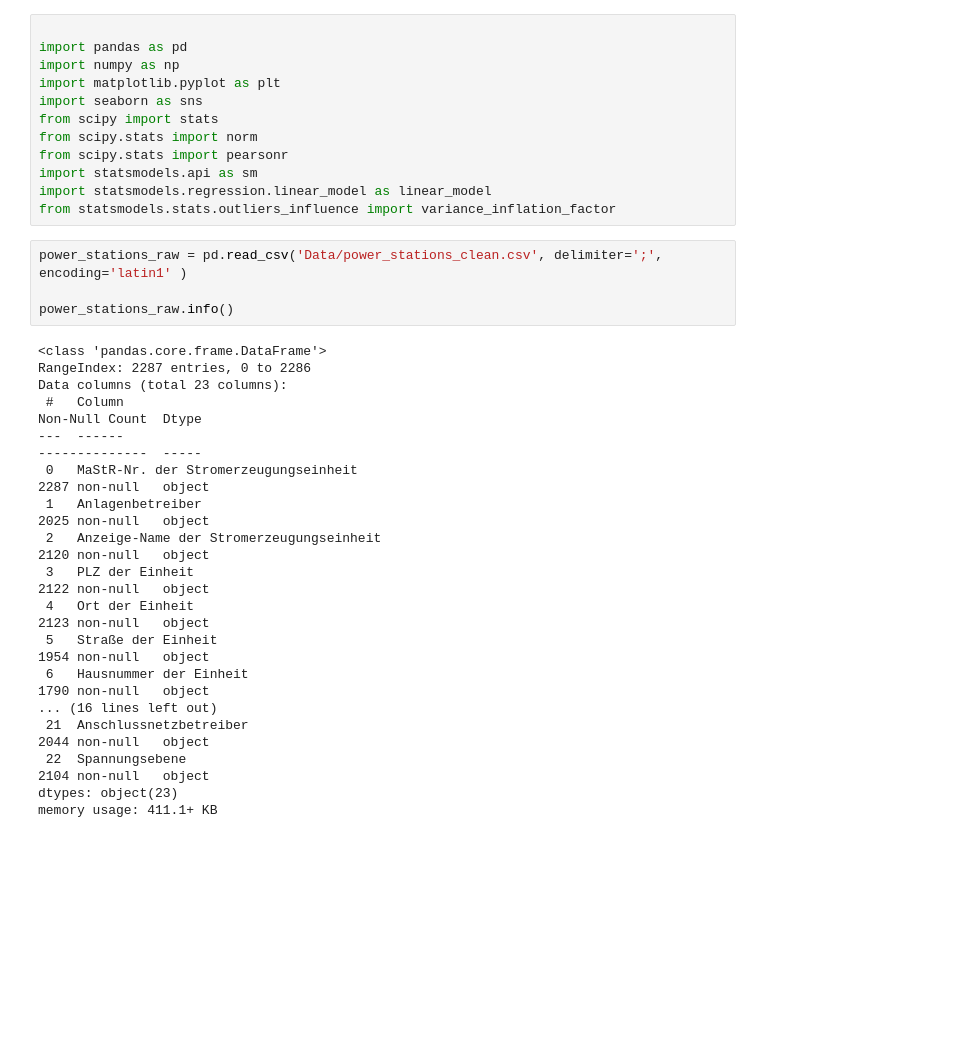
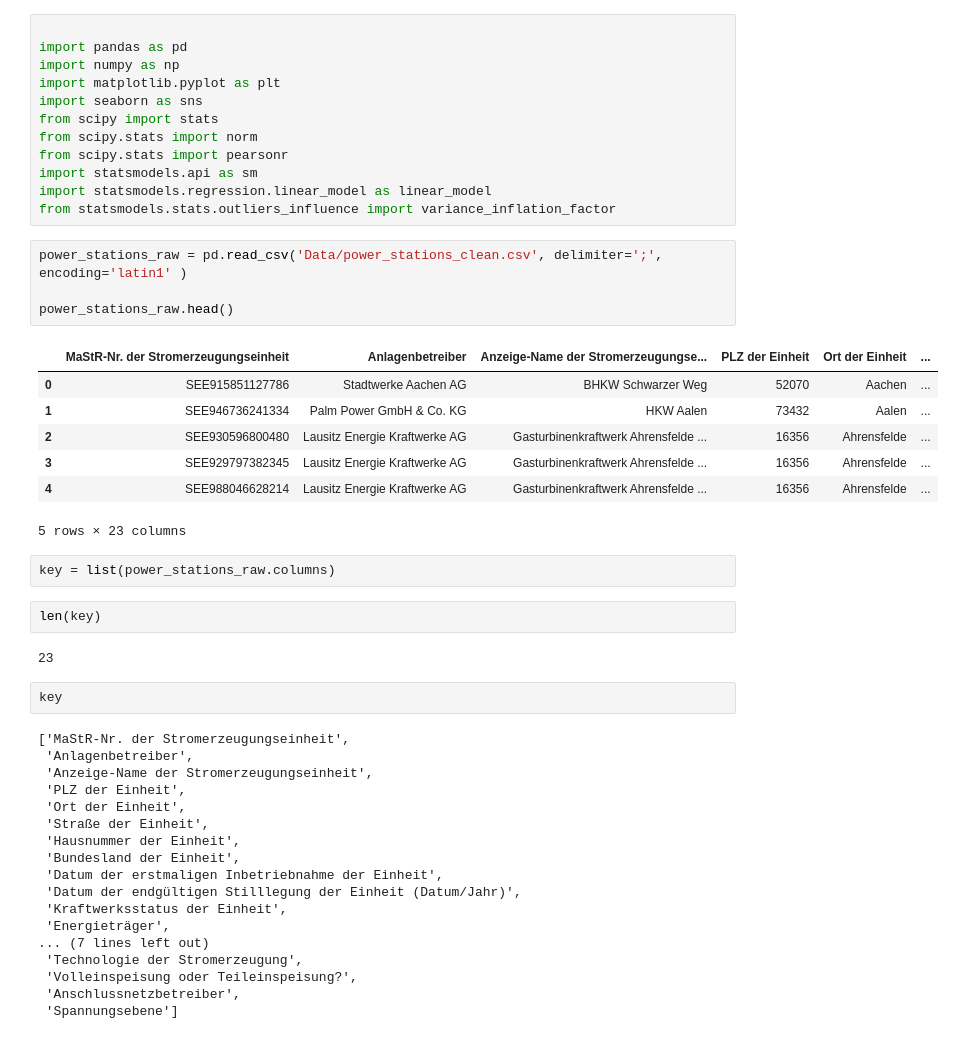
Before and after one commit to bennymiddel/personal_projects, a Jupyter notebook: alpha1/notebook.ipynb, the cells around one changed output. Drawn from its saved outputs; the diff is of its cells as text; blank space fills up the shorter version.

```diff
--- a/alpha1/notebook.ipynb
+++ b/alpha1/notebook.ipynb
@@ -13,22 +13,38 @@ from statsmodels.stats.outliers_influence import variance_inflation_factor
 # %%
 power_stations_raw = pd.read_csv('Data/power_stations_clean.csv', delimiter=';', encoding='latin1' )
 
-power_stations_raw.info()
+power_stations_raw.head()
 # %% [output]
+|  | MaStR-Nr. der Stromerzeugungseinheit | Anlagenbetreiber | Anzeige-Name der Stromerzeugungse... | PLZ der Einheit | Ort der Einheit | ... |
+| 0 | SEE915851127786 | Stadtwerke Aachen AG | BHKW Schwarzer Weg | 52070 | Aachen | ... |
+| 1 | SEE946736241334 | Palm Power GmbH & Co. KG | HKW Aalen | 73432 | Aalen | ... |
+| 2 | SEE930596800480 | Lausitz Energie Kraftwerke AG | Gasturbinenkraftwerk Ahrensfelde ... | 16356 | Ahrensfelde | ... |
+| 3 | SEE929797382345 | Lausitz Energie Kraftwerke AG | Gasturbinenkraftwerk Ahrensfelde ... | 16356 | Ahrensfelde | ... |
+| 4 | SEE988046628214 | Lausitz Energie Kraftwerke AG | Gasturbinenkraftwerk Ahrensfelde ... | 16356 | Ahrensfelde | ... |
-<class 'pandas.core.frame.DataFrame'>
-RangeIndex: 2287 entries, 0 to 2286
-Data columns (total 23 columns):
- #   Column                                                                                                                                Non-Null Count  Dtype
----  ------                                                                                                                                --------------  -----
- 0   MaStR-Nr. der Stromerzeugungseinheit                                                                                                  2287 non-null   object
- 1   Anlagenbetreiber                                                                                                                      2025 non-null   object
- 2   Anzeige-Name der Stromerzeugungseinheit                                                                                               2120 non-null   object
- 3   PLZ der Einheit                                                                                                                       2122 non-null   object
- 4   Ort der Einheit                                                                                                                       2123 non-null   object
- 5   Straße der Einheit                                                                                                                    1954 non-null   object
- 6   Hausnummer der Einheit                                                                                                                1790 non-null   object
-... (16 lines left out)
- 21  Anschlussnetzbetreiber                                                                                                                2044 non-null   object
- 22  Spannungsebene                                                                                                                        2104 non-null   object
-dtypes: object(23)
-memory usage: 411.1+ KB
+5 rows × 23 columns
+# %%
+key = list(power_stations_raw.columns)
+# %%
+len(key)
+# %% [output]
+23
+# %%
+key
+# %% [output]
+['MaStR-Nr. der Stromerzeugungseinheit',
+ 'Anlagenbetreiber',
+ 'Anzeige-Name der Stromerzeugungseinheit',
+ 'PLZ der Einheit',
+ 'Ort der Einheit',
+ 'Straße der Einheit',
+ 'Hausnummer der Einheit',
+ 'Bundesland der Einheit',
+ 'Datum der erstmaligen Inbetriebnahme der Einheit',
+ 'Datum der endgültigen Stilllegung der Einheit (Datum/Jahr)',
+ 'Kraftwerksstatus der Einheit',
+ 'Energieträger',
+... (7 lines left out)
+ 'Technologie der Stromerzeugung',
+ 'Volleinspeisung oder Teileinspeisung?',
+ 'Anschlussnetzbetreiber',
+ 'Spannungsebene']
```
Also changed, not shown: parts of 5 cells of this notebook.
